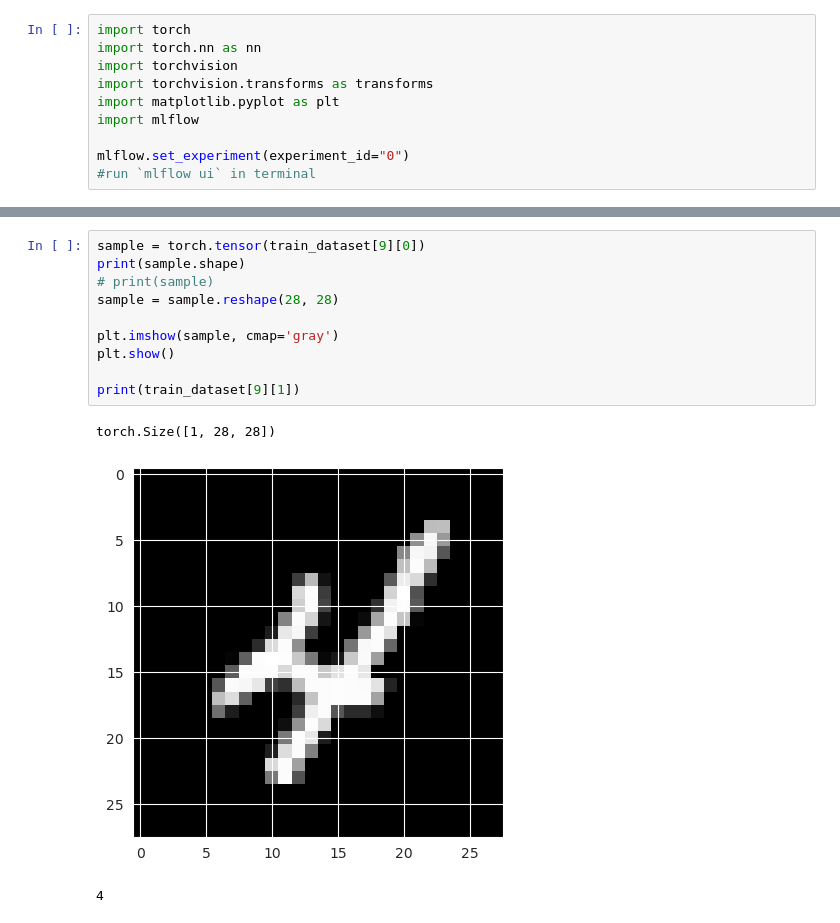
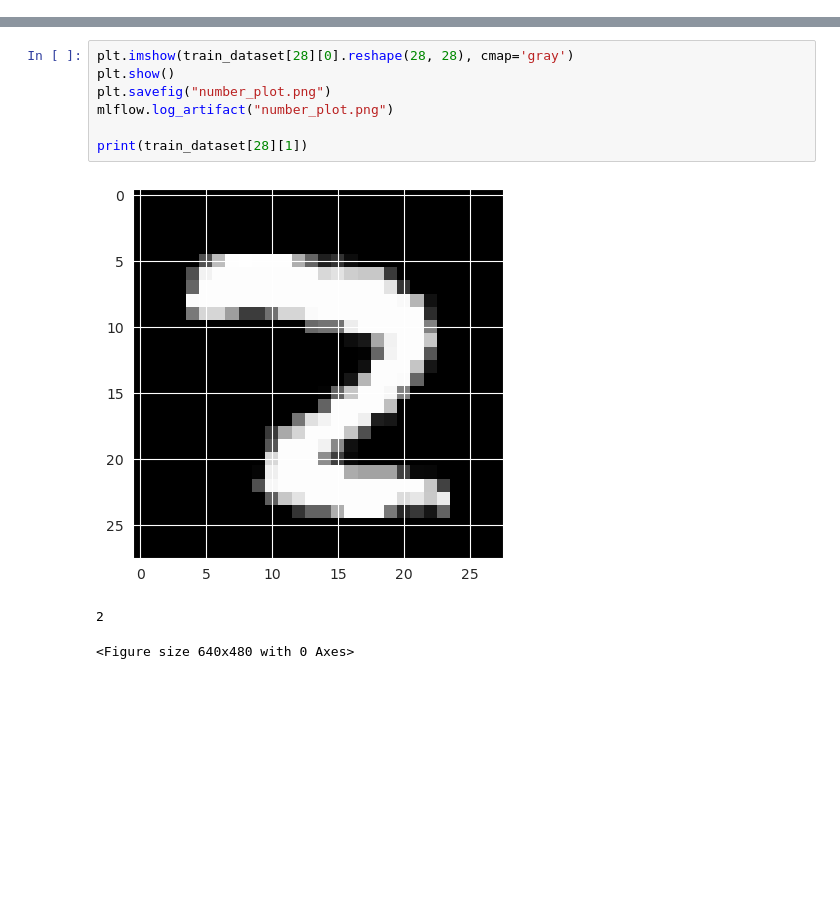
Before and after one commit to mzarnecki/supervised-machine-learning-full-examples, a Jupyter notebook: image_digit_classification_mnist.ipynb, the cells around one changed output, grey strips where cells are left out. Drawn from its saved outputs; the diff is of its cells as text; blank space fills up the shorter version.

Commit message:
track experiment using mlflow

```diff
--- a/image_digit_classification_mnist.ipynb
+++ b/image_digit_classification_mnist.ipynb
@@ -1,10 +0,0 @@
-# %%
-import torch
-import torch.nn as nn
-import torchvision
-import torchvision.transforms as transforms
-import matplotlib.pyplot as plt
-import mlflow
-
-mlflow.set_experiment(experiment_id="0")
-#run `mlflow ui` in terminal
@@ -19,14 +102,11 @@ test_loader = torch.utils.data.DataLoader(test_dataset, batch_size=100, shuffle=
 # %%
-sample = torch.tensor(train_dataset[9][0])
-print(sample.shape)
-# print(sample)
-sample = sample.reshape(28, 28)
+plt.imshow(train_dataset[28][0].reshape(28, 28), cmap='gray')
+plt.show()
+plt.savefig("number_plot.png")
+mlflow.log_artifact("number_plot.png")
 
-plt.imshow(sample, cmap='gray')
-plt.show()
-
-print(train_dataset[9][1])
+print(train_dataset[28][1])
 # %% [output]
+[figure, new version]
-torch.Size([1, 28, 28])
+2
-[figure, old version]
-4
+<Figure size 640x480 with 0 Axes>
```
Also changed, not shown: parts of 10 cells of this notebook.
